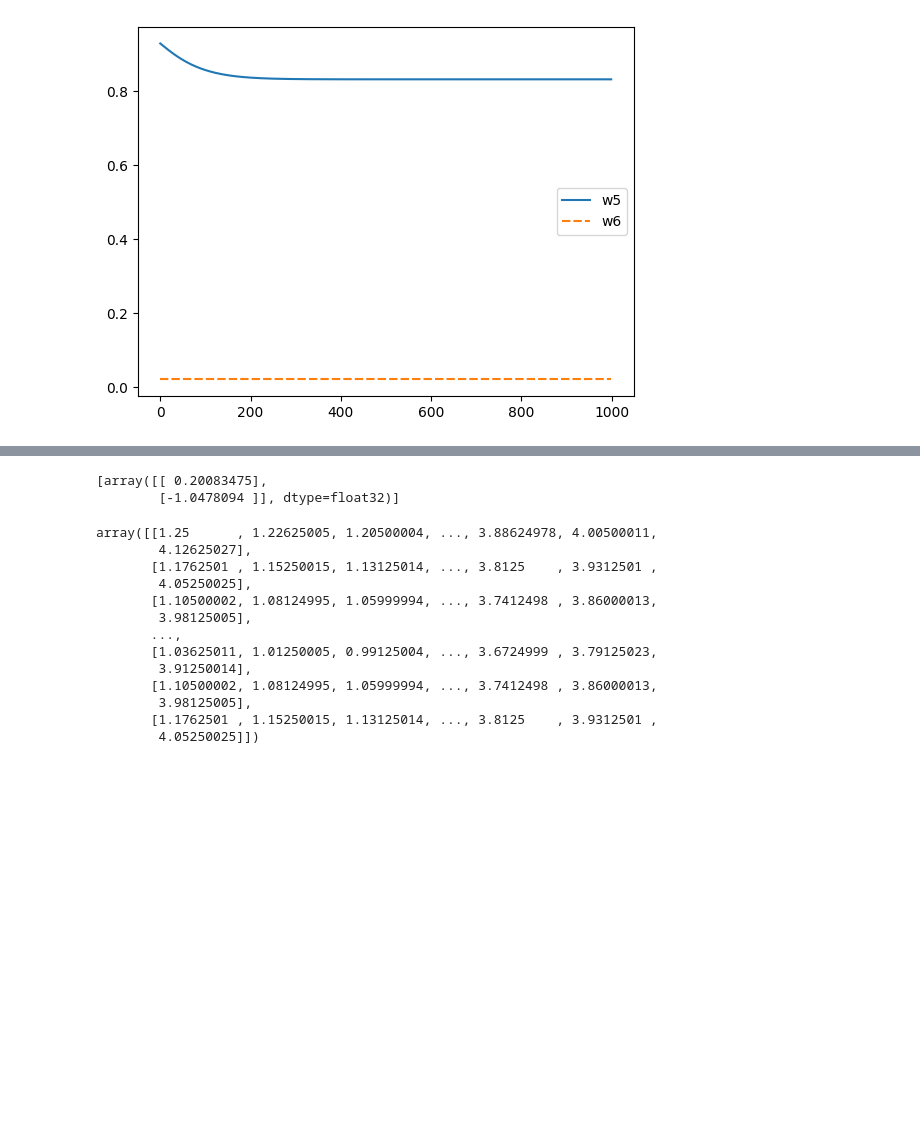
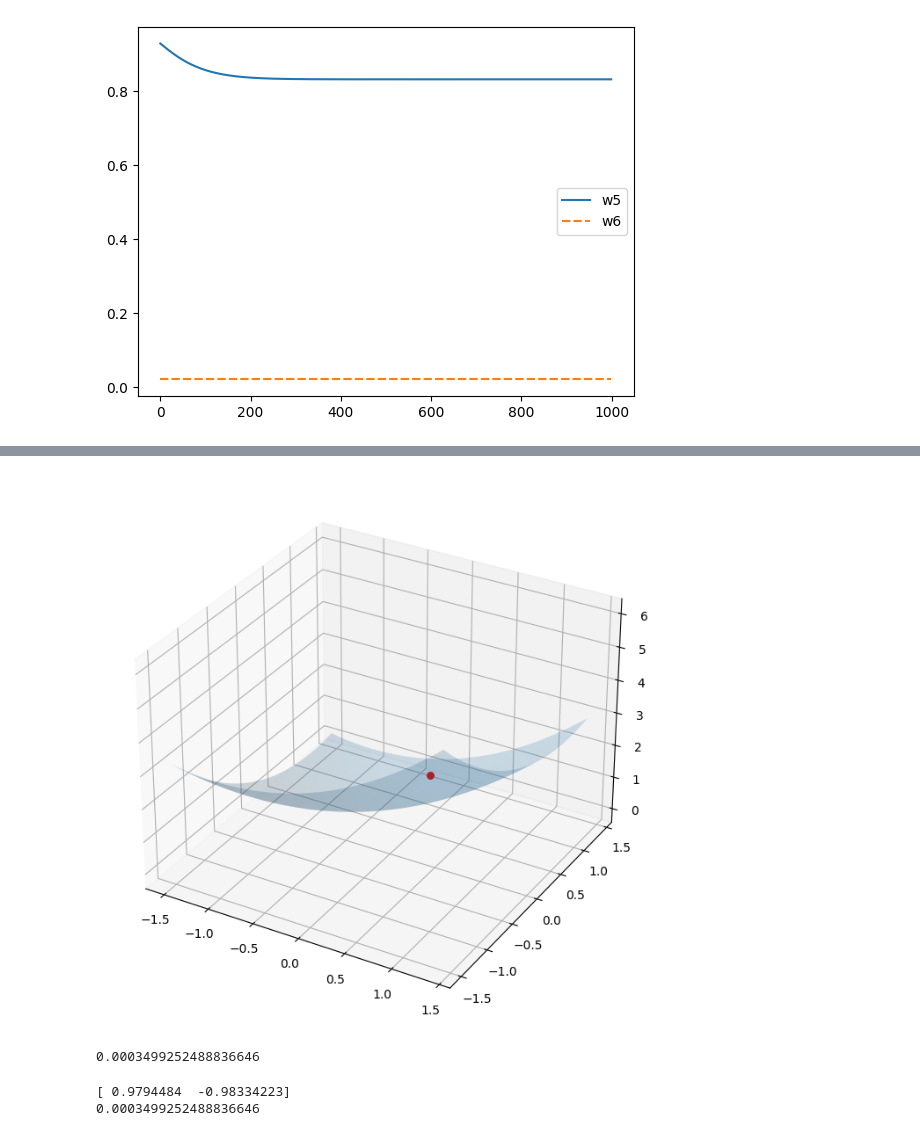
Before and after one commit to aleks-haksly/AI, a Jupyter notebook: L1/lecture_1.ipynb, the cells around one changed output, grey strips where cells are left out. Drawn from its saved outputs; the diff is of its cells as text; code cells hidden in the pictures; blank space fills up the shorter version.

Commit message:
GD graphs

```diff
--- a/L1/lecture_1.ipynb
+++ b/L1/lecture_1.ipynb
@@ -326,13 +317,11 @@ def makeData(model, x_train, y_train):
 # %%
-model_d = Sequential()
-model_d.add(Dense(1, input_dim=2, use_bias=False))
-model_d.compile(optimizer=Adam(0.001), loss='mse')
+model_d = Sequential() # Создаем класс модели
+model_d.add(Dense(1, input_dim=2, activation='linear', use_bias=False)) # Добавляем один Dense-слой с линейной активацией и отключенным bias'ом
+model_d.compile(optimizer=Adam(0.001), loss='mse') # Компилируем модель, указав оптимайзер и ошибку
-# %%
-model_d.get_weights()
-# %% [output]
-[array([[ 0.20083475],
-        [-1.0478094 ]], dtype=float32)]
+# %%
+start_weights = [np.array([[-1.2], [1.1]])] # Зададим свои стартовые веса модели
+model_d.set_weights(start_weights) # Установим модели указанные веса
 # %%
-x_train = np.array([[1, 0], [0, 1]])
-y_train = np.array([0, -1])
+x_train = np.array([[1,0],[0,1]]) # Зададим x_train
+y_train = np.array([1,-1]) # Зададим y_train
 # %%
@@ -340,16 +329,28 @@ x, y, z = makeData(model_d, x_train, y_train)
-# %%
-z
-# %% [output]
-array([[1.25      , 1.22625005, 1.20500004, ..., 3.88624978, 4.00500011,
-        4.12625027],
-       [1.1762501 , 1.15250015, 1.13125014, ..., 3.8125    , 3.9312501 ,
-        4.05250025],
-       [1.10500002, 1.08124995, 1.05999994, ..., 3.7412498 , 3.86000013,
-        3.98125005],
-       ...,
-       [1.03625011, 1.01250005, 0.99125004, ..., 3.6724999 , 3.79125023,
-        3.91250014],
-       [1.10500002, 1.08124995, 1.05999994, ..., 3.7412498 , 3.86000013,
-        3.98125005],
-       [1.1762501 , 1.15250015, 1.13125014, ..., 3.8125    , 3.9312501 ,
-        4.05250025]])
+# %%
+model_d.set_weights(start_weights) # Устанвливаем модели стартовое значение весов
+l = model_d.train_on_batch(x_train, y_train) # Получим значение ошибки при стартовых весах
+fig = plt.figure(figsize=(8,8)) # Создаем объект pylab.figure для построения графиков
+axes = fig.add_subplot(projection='3d') # Создаем объект Axes3D для построения трехмерного графика
+axes.plot_surface(x, y, z, rstride=1, cstride=1, alpha = 0.2) # Рисуем поверхность по параметрам x (веса w1), y (веса w2), z (значения ошибок)
+axes.scatter(start_weights[0][1], start_weights[0][0], l, s=30, color='red') # Рисуем стартовое значение ошибки (l) при стартовых весах
+plt.show() # Отображаем график
+# %% [output]
+[figure, added]
+# %%
+save_weights = [] # Создаем пустой список, в котором будем сохранять веса модели после каждого шага обучения
+losses = [] # Создаем пустой список, в котором будем сохранять значение ошибки после каждого шага обучения
+for i in range(4000): # Проходим в цикле 4000 раз
+  save_weights.append(model_d.get_weights()[0]) # Добавляем в список весов текущее значение весов модели
+  l = model_d.train_on_batch(x_train, y_train) # Обучаем модель методом train_on_batch и получаем значение ошибки
+  losses.append(l) # Добавляем полученное значение ошибки в список ошибок
+print(l) # Выведем ошибку после последнего шага обучения
+# %% [output]
+0.0003499252488836646
+# %%
+save_weights = np.array(save_weights) # Преобразуем список save_weights в numpy-массив
+save_weights = save_weights.reshape(-1,2) # Изменим размерность сформированного массива
+print(save_weights[-1]) # Отобразим последнее значение в массиве (соответствует текущим весам модели)
+print(losses[-1]) # Отобразим последнее значение в списке ошибок
+# %% [output]
+[ 0.9794484  -0.98334223]
+0.0003499252488836646
```
Also changed, not shown: parts of 7 cells of this notebook.
